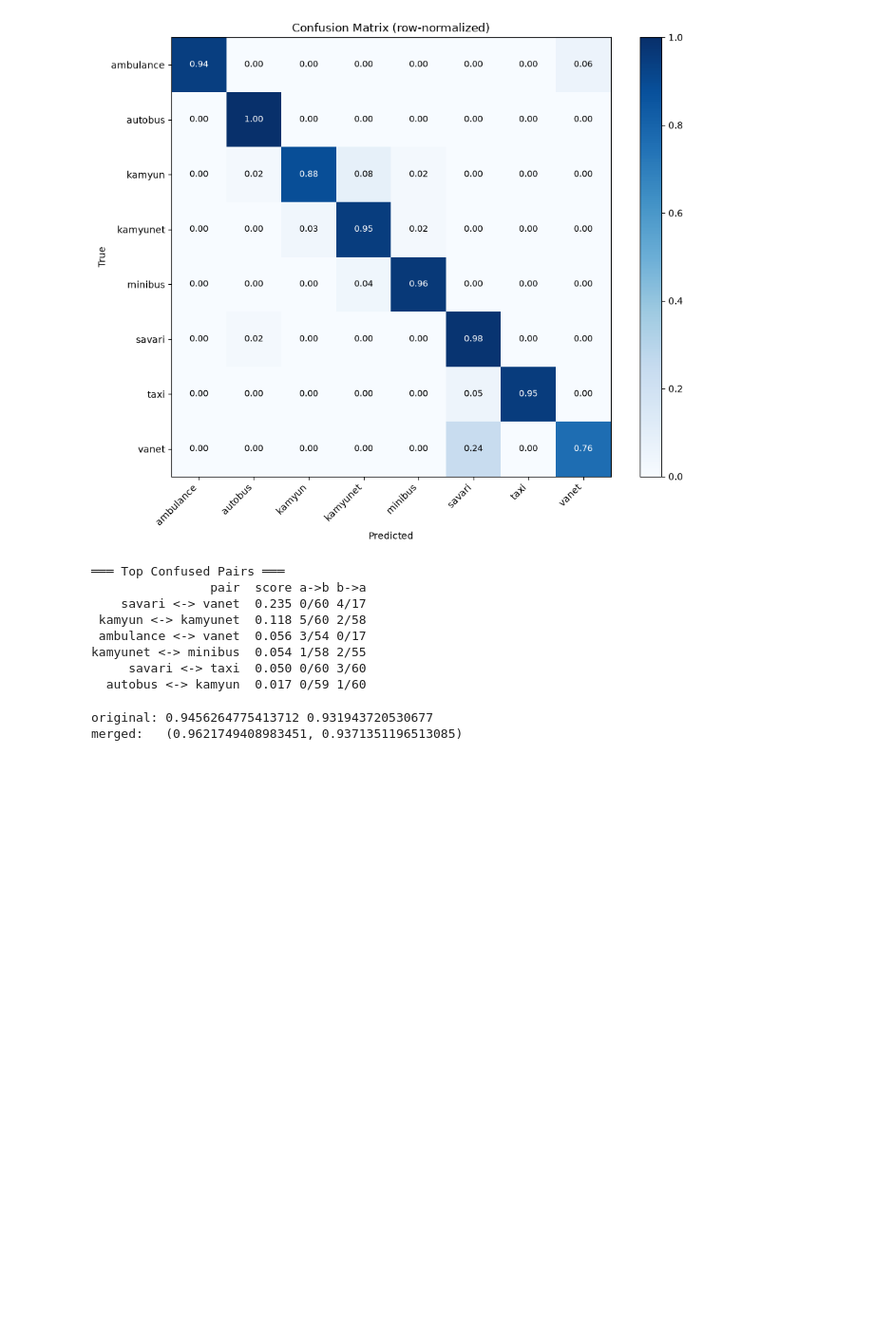
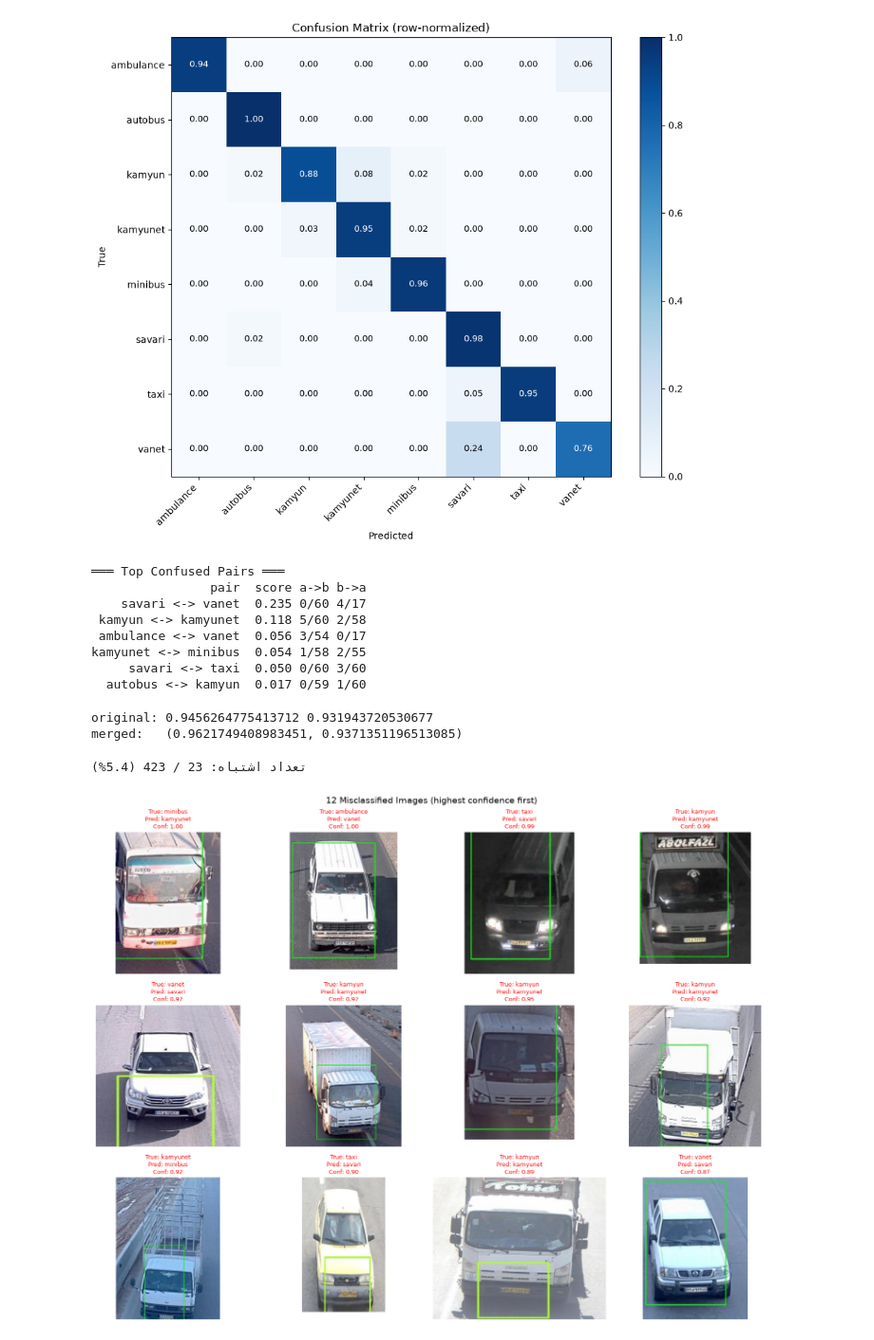
Before and after one commit to NazaninNosrati/traffic-vehicle-project, a Jupyter notebook: notebooks/0.8_eror_analysis.ipynb, the cells around one changed output. Shown at 95% size. Drawn from its saved outputs; the diff is of its cells as text; code cells hidden in the pictures; blank space fills up the shorter version.

Commit message:
Add misclassified images analysis (12 errors, overconfidence pattern)

```diff
--- a/notebooks/0.8_eror_analysis.ipynb
+++ b/notebooks/0.8_eror_analysis.ipynb
@@ -152,3 +153,66 @@ print('merged:  ', merged_scores(trues, preds, class_names,
 # %% [output]
 original: 0.9456264775413712 0.931943720530677
 merged:   (0.9621749408983451, 0.9371351196513085)
+# %%
+
+eval_tf = transforms.Compose([
+    transforms.Resize((224, 224)),
+    transforms.ToTensor(),
+    transforms.Normalize([0.485, 0.456, 0.406], [0.229, 0.224, 0.225]),
+])
+val_ds = datasets.ImageFolder('../data/processed/val', transform=eval_tf)
+val_loader = DataLoader(val_ds, batch_size=64, shuffle=False, num_workers=0)
+
+model = TLResNet(num_classes=8, trainable=('fc', 'layer4')).to(device)
+ckpt = torch.load('../checkpoints/resnet_ft.pt', weights_only=False)
+model.load_state_dict(ckpt['model_state_dict'])
+model.eval()
+
+trues, preds, confs = [], [], []
+all_probs = []
+
+with torch.no_grad():
+    for images, targets in val_loader:
+        images = images.to(device)
+        logits = model(images)
+        probs = torch.softmax(logits, dim=1)
+
+        conf, pred = probs.max(dim=1)
+
+        trues.extend(targets.tolist())
+        preds.extend(pred.cpu().tolist())
+        confs.extend(conf.cpu().tolist())
+        all_probs.extend(probs.cpu().numpy())
+
+trues = np.array(trues)
+preds = np.array(preds)
+confs = np.array(confs)
+class_names = val_ds.classes
+
+wrong_idx = np.where(trues != preds)[0]
+print(f"تعداد اشتباه: {len(wrong_idx)} / {len(trues)} ({len(wrong_idx)/len(trues)*100:.1f}%)")
+
+wrong_idx_sorted = wrong_idx[np.argsort(-confs[wrong_idx])]
+
+fig, axes = plt.subplots(3, 4, figsize=(16, 12))
+for ax, i in zip(axes.flatten(), wrong_idx_sorted[:12]):
+    img_path = val_ds.samples[i][0]
+    with Image.open(img_path) as img:
+        ax.imshow(img)
+
+    true_c = class_names[trues[i]]
+    pred_c = class_names[preds[i]]
+    conf = confs[i]
+
+    ax.set_title(f"True: {true_c}\nPred: {pred_c}\nConf: {conf:.2f}",
+                 fontsize=9,
+                 color='red' if conf > 0.7 else 'orange')
+    ax.axis('off')
+
+plt.suptitle('12 Misclassified Images (highest confidence first)', fontsize=14)
+plt.tight_layout()
+plt.savefig('../results/misclassified_12.png', dpi=120)
+plt.show()
+# %% [output]
+تعداد اشتباه: 23 / 423 (5.4%)
+[figure, added]
```
Also changed, not shown: parts of 1 cell of this notebook, 2 other files.
